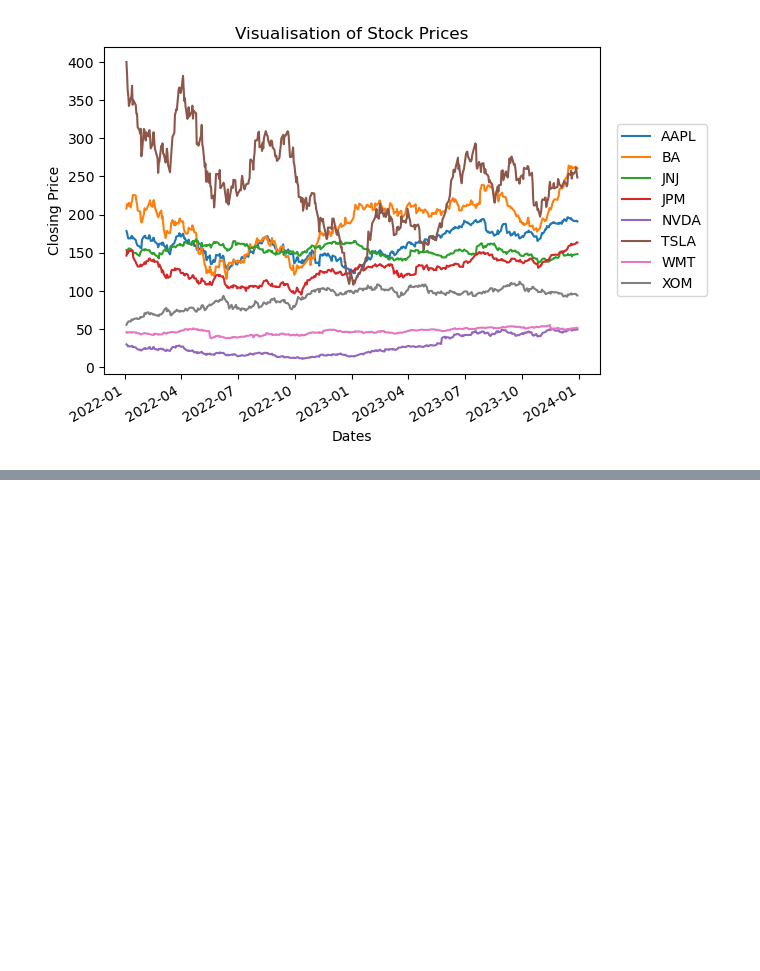
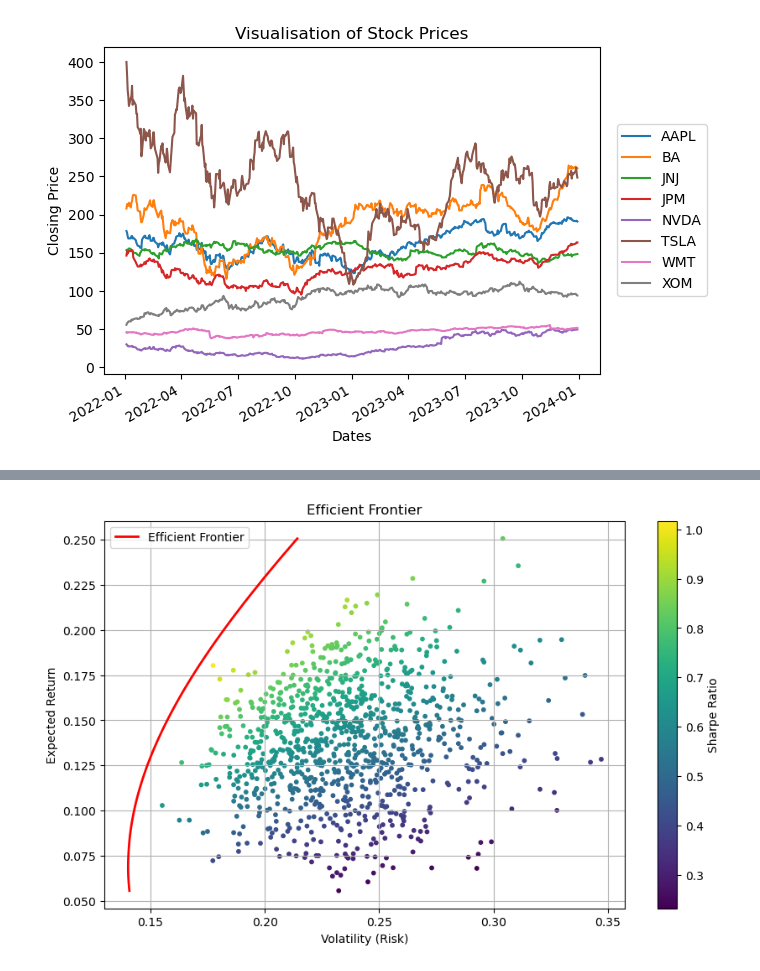
Before and after one commit to LeanneStephen/portfolio-optimizer-python, a Jupyter notebook: portfolio_optimizer.ipynb, the cells around one changed output, grey strips where cells are left out. Saved outputs shown, nothing was run; the diff lists cells and outputs as text; code cells hidden in the pictures; blank space fills up the shorter version.

Commit message:
Day 2: Completed portfolio simulation and optimization and added analysis

```diff
--- a/portfolio_optimizer.ipynb
+++ b/portfolio_optimizer.ipynb
@@ -55,0 +108,7 @@ daily_returns.head()
+# %%
+#Defining portfolio performance function which will calculate expected return, volatility and Sharpe Ratio
+def portfolio_performance(weights, mean_returns, cov_matrix, risk_free_rate=0.0):
+    returns = np.dot(weights, mean_returns)                                        # weighted average of all individual stock returns
+    volatility = np.sqrt(np.dot(weights.T, np.dot(cov_matrix, weights)))           # accounts for diversification benefits because assets interact i.e. are correlated
+    sharpe = (returns - risk_free_rate) / volatility                               # return per unit of risk - aim to maximize this
+    return returns, volatility, sharpe
@@ -55,0 +132,39 @@ daily_returns.head()
+# %%
+#Defining a function to plot the Efficient Frontier
+def plot_efficient_frontier(df):
+    plt.figure(figsize=(10,6))
+    scatter = plt.scatter(df['Volatility'], df['Returns'], c=df['Sharpe'], cmap='viridis', s=10) #sets colour gradient using Sharpe value (darker = lower value)
+    plt.colorbar(scatter, label='Sharpe Ratio')
+    plt.xlabel('Volatility (Risk)')
+    plt.ylabel('Expected Return')
+    plt.title('Efficient Frontier')
+
+    #adding actual efficient frontier line
+    target_returns = np.linspace(df['Returns'].min(), df['Returns'].max(), 100)
+    efficient_vols = []
+
+    for r in target_returns:
+        constraints = ({'type': 'eq', 'fun' : lambda w: np.sum(w) - 1},
+                       {'type': 'eq', 'fun' : lambda w: portfolio_performance(w, annual_mean_returns, annual_cov_matrix)[0] - r})#
+        bounds = tuple((0,1) for i in range(len(annual_mean_returns)))
+        result = minimize(
+            lambda w: portfolio_performance(w, annual_mean_returns, annual_cov_matrix)[1],
+            x0 = np.full(len(annual_mean_returns), 1/len(annual_mean_returns)),
+            method = 'SLSQP',
+            bounds=bounds,
+            constraints=constraints
+
+        )
+        efficient_vols.append(result.fun)
+    plt.plot(efficient_vols, target_returns, color='red', linewidth=2, label='Efficient Frontier')
+    plt.legend()
+    plt.grid(True)
+    plt.savefig('Efficient_Frontier_Plot.png')
+    plt.show()
+# %%
+#Implementing portfolio simulation and plotting the Efficient Frontier
+simulated_portfolios = simulate_portfolios(1000, annual_mean_returns, annual_cov_matrix)
+simulated_portfolios
+plot_efficient_frontier(simulated_portfolios)
+# %% [output]
+[figure, added]
```
Also changed, not shown: parts of 16 cells of this notebook.
